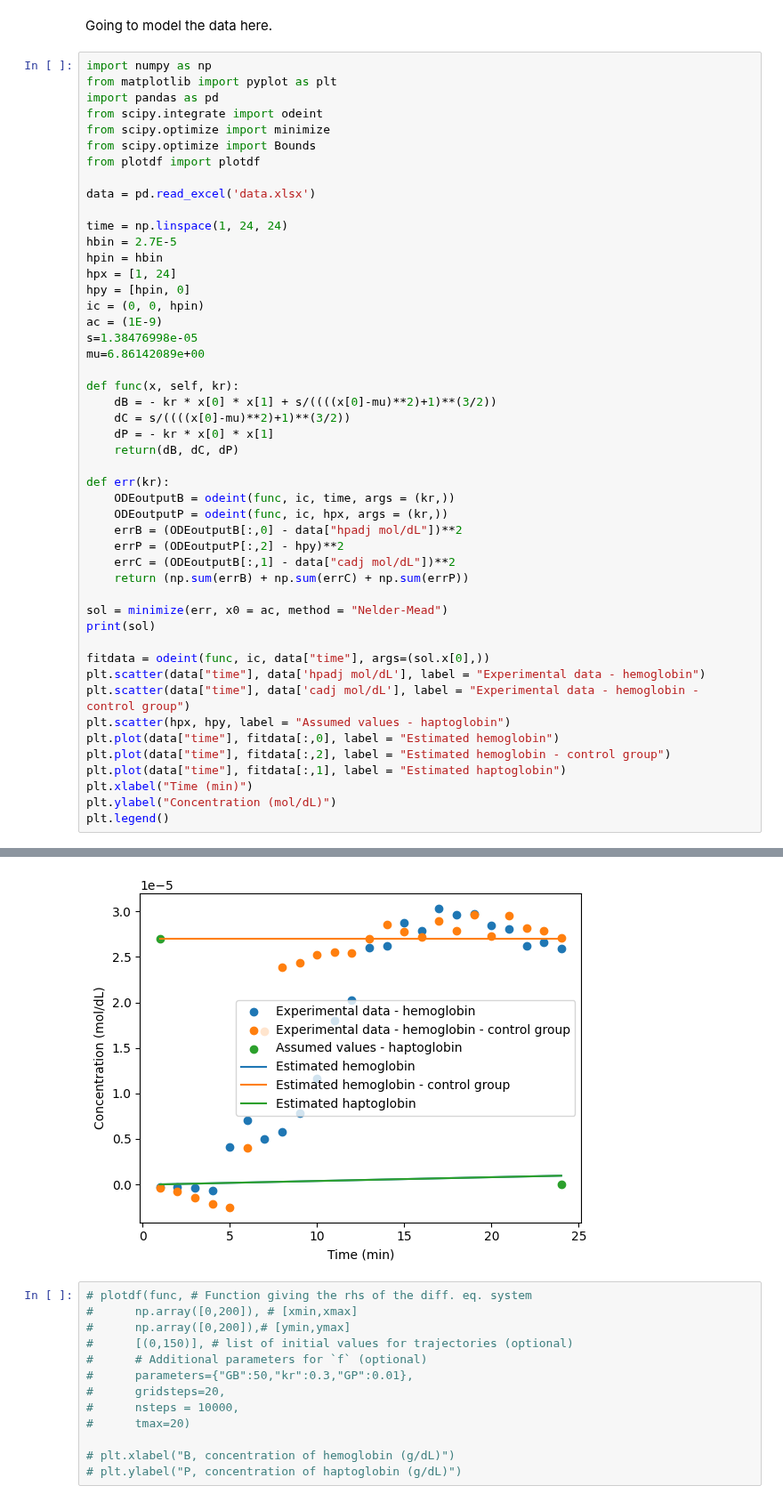
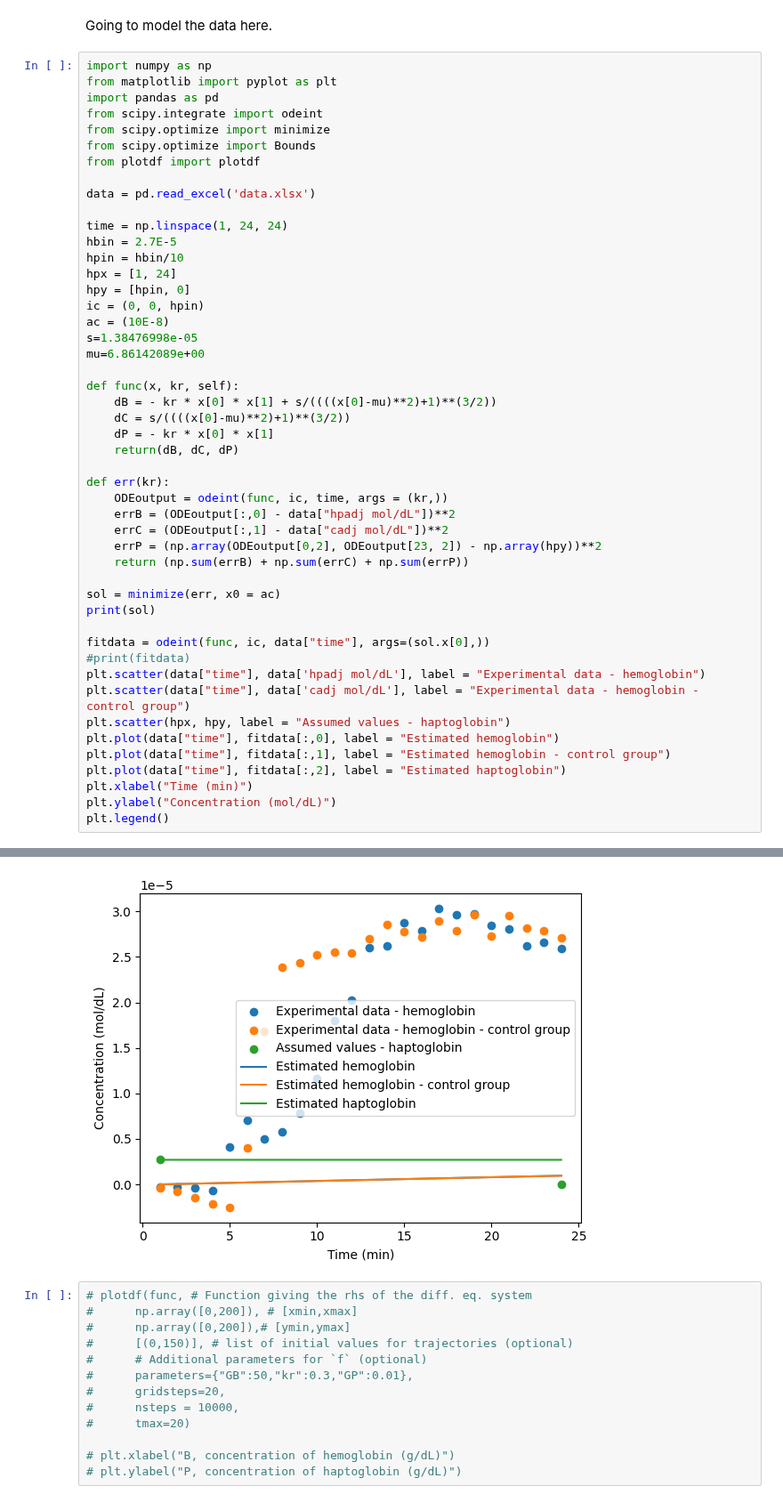
Before and after one commit to mdsnbutler/ChE_2410-Public-Repo, a Jupyter notebook: Project 2/2_data_modelling.ipynb, the cells around one changed output, grey strips where cells are left out. Shown at 89% size. Drawn from its saved outputs; the diff is of its cells as text.

```diff
--- a/Project 2/2_data_modelling.ipynb
+++ b/Project 2/2_data_modelling.ipynb
@@ -13,38 +13,38 @@ data = pd.read_excel('data.xlsx')
 
 time = np.linspace(1, 24, 24)
 hbin = 2.7E-5
-hpin = hbin
+hpin = hbin/10
 hpx = [1, 24]
 hpy = [hpin, 0]
 ic = (0, 0, hpin)
-ac = (1E-9)
+ac = (10E-8)
 s=1.38476998e-05
 mu=6.86142089e+00
 
-def func(x, self, kr):
+def func(x, kr, self):
     dB = - kr * x[0] * x[1] + s/((((x[0]-mu)**2)+1)**(3/2))
     dC = s/((((x[0]-mu)**2)+1)**(3/2))
     dP = - kr * x[0] * x[1]
     return(dB, dC, dP)
 
 def err(kr):
-    ODEoutputB = odeint(func, ic, time, args = (kr,))
-    ODEoutputP = odeint(func, ic, hpx, args = (kr,))
-    errB = (ODEoutputB[:,0] - data["hpadj mol/dL"])**2
-    errP = (ODEoutputP[:,2] - hpy)**2
-    errC = (ODEoutputB[:,1] - data["cadj mol/dL"])**2
+    ODEoutput = odeint(func, ic, time, args = (kr,))
+    errB = (ODEoutput[:,0] - data["hpadj mol/dL"])**2
+    errC = (ODEoutput[:,1] - data["cadj mol/dL"])**2
+    errP = (np.array(ODEoutput[0,2], ODEoutput[23, 2]) - np.array(hpy))**2
     return (np.sum(errB) + np.sum(errC) + np.sum(errP))
 
-sol = minimize(err, x0 = ac, method = "Nelder-Mead")
+sol = minimize(err, x0 = ac)
 print(sol)
 
 fitdata = odeint(func, ic, data["time"], args=(sol.x[0],))
+#print(fitdata)
 plt.scatter(data["time"], data['hpadj mol/dL'], label = "Experimental data - hemoglobin")
 plt.scatter(data["time"], data['cadj mol/dL'], label = "Experimental data - hemoglobin - control group")
 plt.scatter(hpx, hpy, label = "Assumed values - haptoglobin")
 plt.plot(data["time"], fitdata[:,0], label = "Estimated hemoglobin")
-plt.plot(data["time"], fitdata[:,2], label = "Estimated hemoglobin - control group")
-plt.plot(data["time"], fitdata[:,1], label = "Estimated haptoglobin")
+plt.plot(data["time"], fitdata[:,1], label = "Estimated hemoglobin - control group")
+plt.plot(data["time"], fitdata[:,2], label = "Estimated haptoglobin")
 plt.xlabel("Time (min)")
 plt.ylabel("Concentration (mol/dL)")
 plt.legend()
@@ -61,5 +62,5 @@ plt.legend()
 <matplotlib.legend.Legend at 0x...>
-[figure, old version]
+[figure, new version]
 # %%
 # plotdf(func, # Function giving the rhs of the diff. eq. system
 #      np.array([0,200]), # [xmin,xmax]
```
Also changed, not shown: parts of 1 cell of this notebook.
